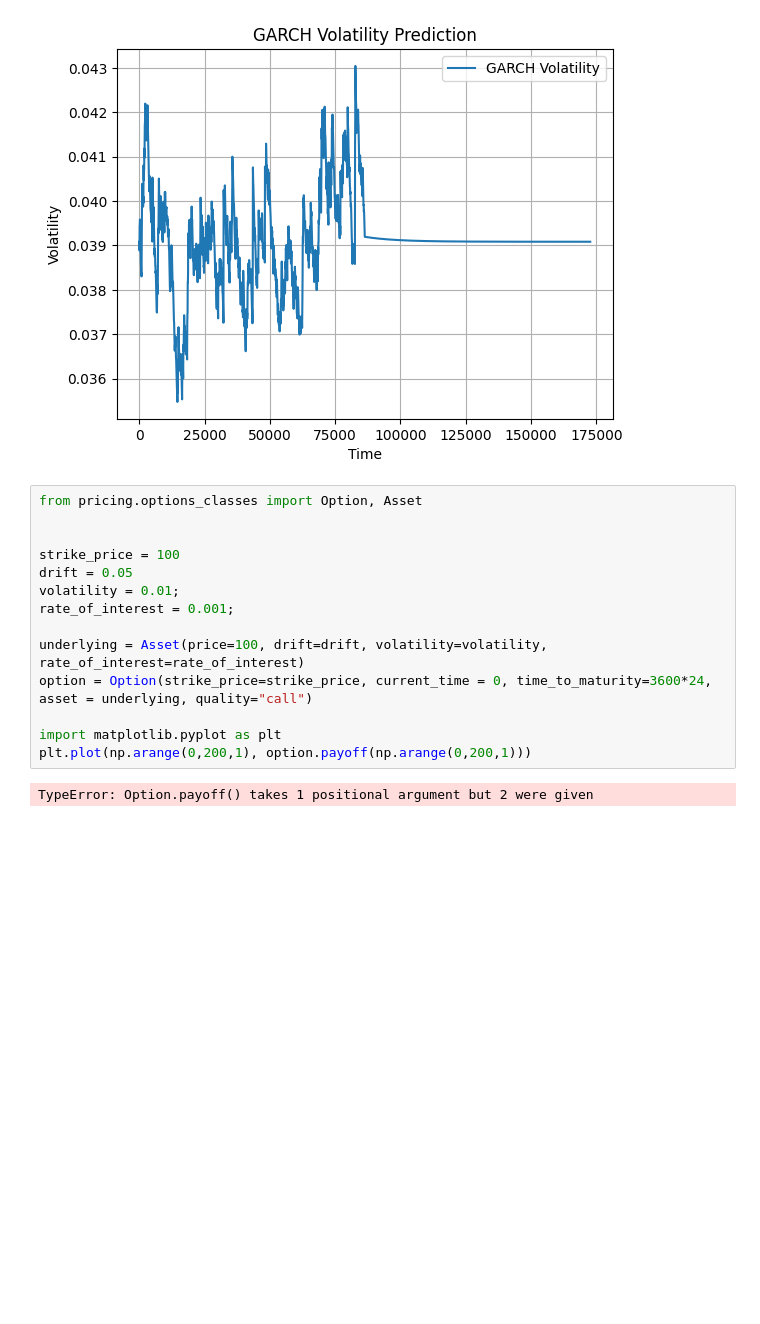
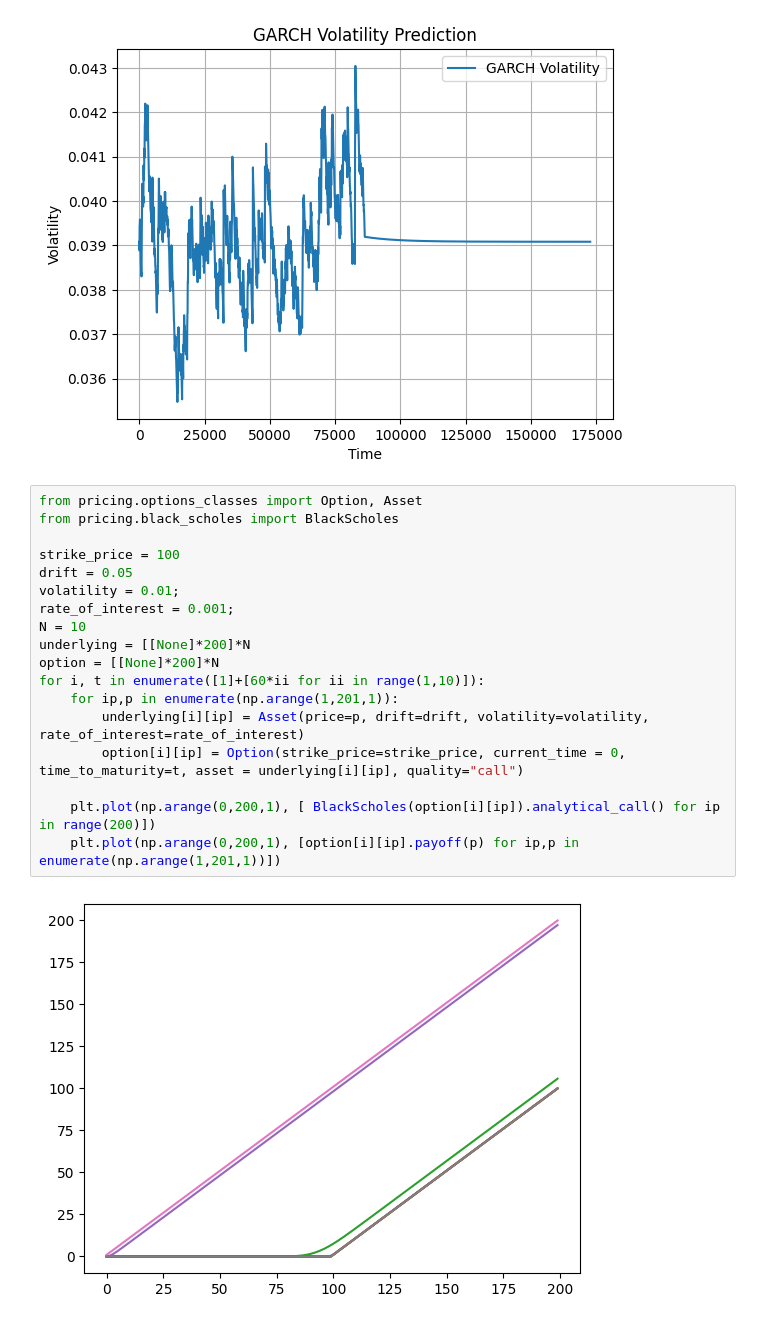
Before and after one commit to giudisciacca/pde-to-finance, a Jupyter notebook: pricing-black-scholes/main.ipynb, the cells around one changed output. Cells and saved outputs as stored; diff of their text form; blank space fills up the shorter version.

```diff
--- a/pricing-black-scholes/main.ipynb
+++ b/pricing-black-scholes/main.ipynb
@@ -98,17 +99,21 @@ Warning: Not enough data points to compute moving average volatility. Returning
 [figure]
 # %%
 from pricing.options_classes import Option, Asset
-
+from pricing.black_scholes import BlackScholes
 
 strike_price = 100
 drift = 0.05
 volatility = 0.01;
 rate_of_interest = 0.001;
+N = 10
+underlying = [[None]*200]*N
+option = [[None]*200]*N
+for i, t in enumerate([1]+[60*ii for ii in range(1,10)]):
+    for ip,p in enumerate(np.arange(1,201,1)):
+        underlying[i][ip] = Asset(price=p, drift=drift, volatility=volatility, rate_of_interest=rate_of_interest)
+        option[i][ip] = Option(strike_price=strike_price, current_time = 0, time_to_maturity=t, asset = underlying[i][ip], quality="call")
 
-underlying = Asset(price=100, drift=drift, volatility=volatility, rate_of_interest=rate_of_interest)
-option = Option(strike_price=strike_price, current_time = 0, time_to_maturity=3600*24, asset = underlying, quality="call")
-
-import matplotlib.pyplot as plt
-plt.plot(np.arange(0,200,1), option.payoff(np.arange(0,200,1)))
+    plt.plot(np.arange(0,200,1), [ BlackScholes(option[i][ip]).analytical_call() for ip in range(200)])
+    plt.plot(np.arange(0,200,1), [option[i][ip].payoff(p) for ip,p in enumerate(np.arange(1,201,1))])
 # %% [output]
-TypeError: Option.payoff() takes 1 positional argument but 2 were given
+[figure, added]
```
Also changed, not shown: parts of 1 cell of this notebook, 4 other files.
